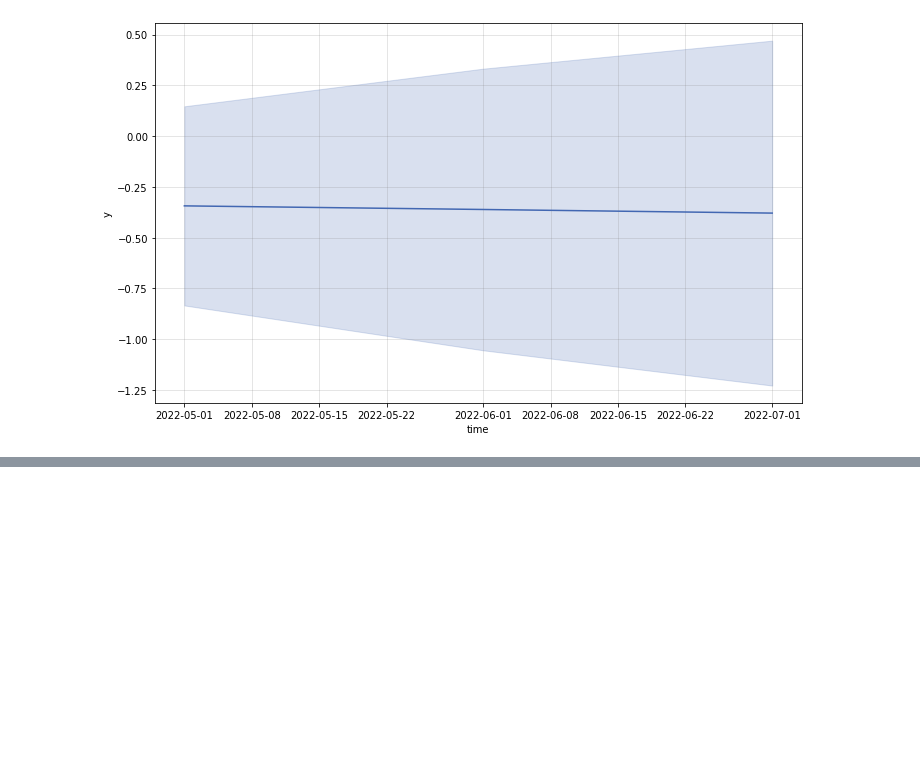
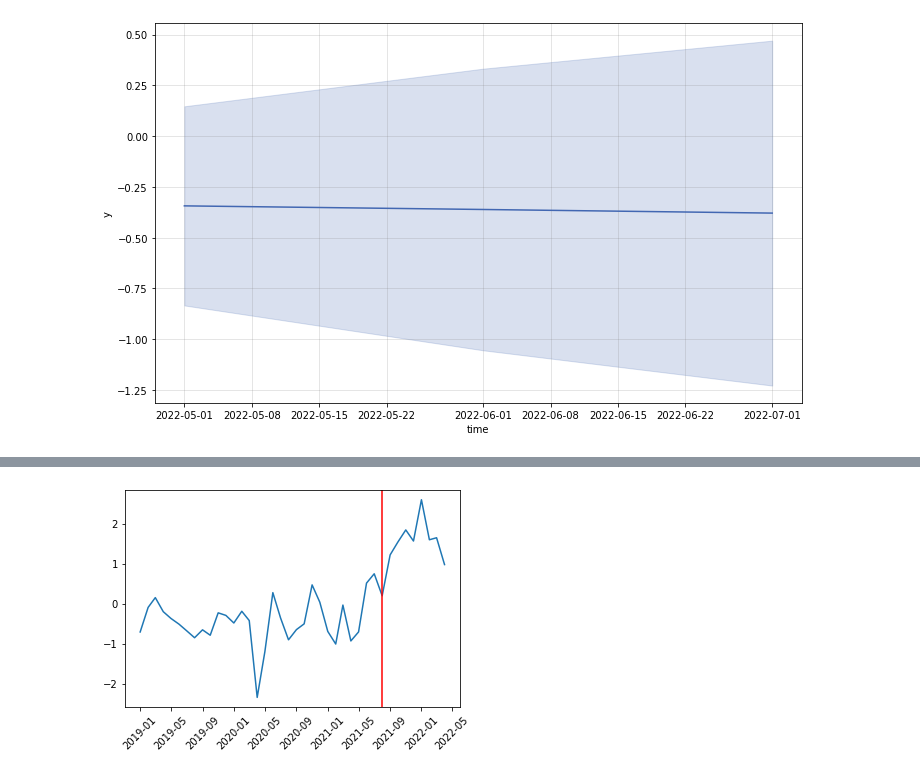
Before and after one commit to pddiste/TimeSeries, a Jupyter notebook: sessions_02.ipynb, the cells around one changed output, grey strips where cells are left out. Saved outputs shown, nothing was run; the diff lists cells and outputs as text; code cells hidden in the pictures; blank space fills up the shorter version.

```diff
--- a/sessions_02.ipynb
+++ b/sessions_02.ipynb
@@ -466,3 +458,18 @@ After 0.13 initialization must be handled at model creation
 To use the future default and silence this warning we advise to pass `rcond=None`, to keep using the old, explicitly pass `rcond=-1`.
 <matplotlib.axes._subplots.AxesSubplot at 0x...>
 [figure]
+# %%
+
+
+# import package
+from kats.detectors.robust_stat_detection import RobustStatDetector
+
+tsd = TimeSeriesData(uk.loc[:,['time','bookingsONsearches']])
+
+detector = RobustStatDetector(tsd)
+change_points = detector.detector()
+
+detector.plot(change_points)
+plt.xticks(rotation=45)
+plt.show()
+# %% [output]
@@ -468,0 +477 @@ To use the future default and silence this warning we advise to pass `rcond=None
+[figure, added]
```
Also changed, not shown: parts of 2 cells of this notebook.
